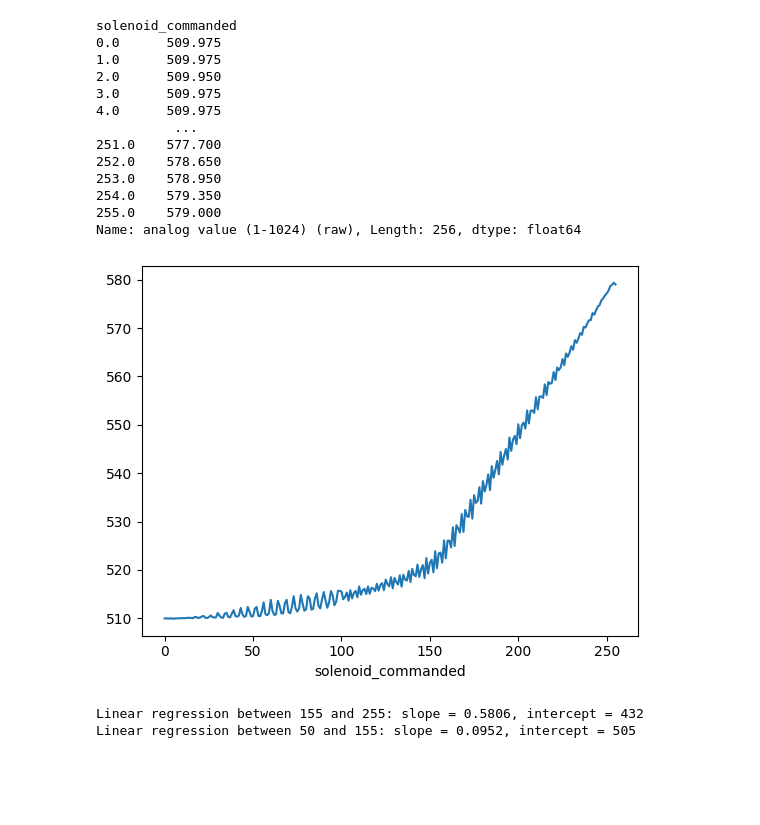
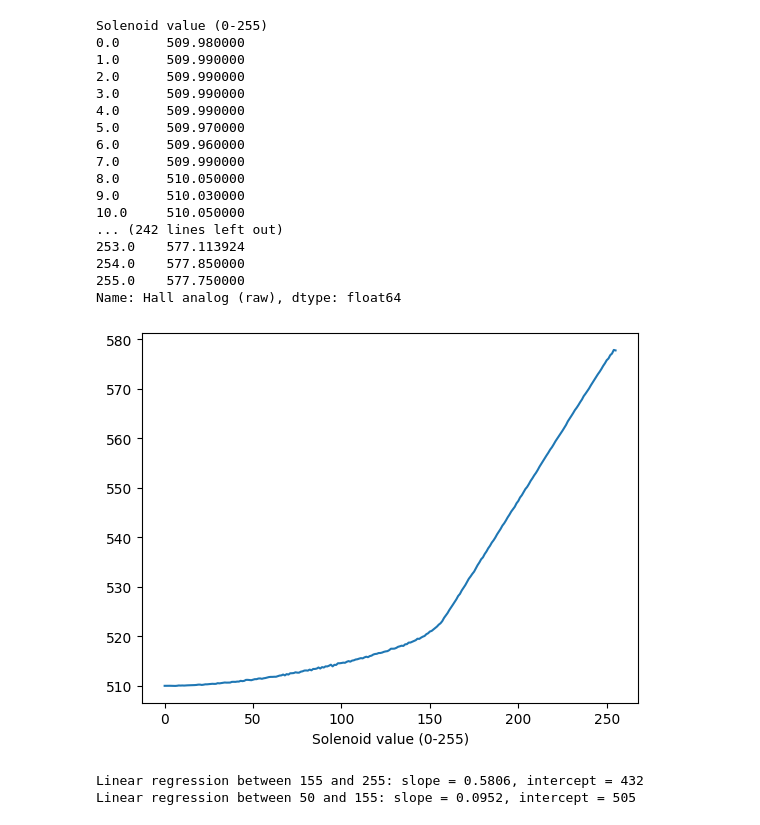
Before and after one commit to JohnnyMaBoi/Magnetic-Levitation, a Jupyter notebook: sensor_data_analysis/sensor_vs_input_function.ipynb, the cells around one changed output. Drawn from its saved outputs; the diff is of its cells as text; code cells hidden in the pictures; blank space fills up the shorter version.

```diff
--- a/sensor_data_analysis/sensor_vs_input_function.ipynb
+++ b/sensor_data_analysis/sensor_vs_input_function.ipynb
@@ -10,54 +10,58 @@ from pint import UnitRegistry
 units = UnitRegistry(system = "mks")
 units.default_format = "~P.2e"
 # %%
-sensor_data = pd.read_csv("pin_5_6_solenoid_correction.csv")
+sensor_data = pd.read_csv("step_ramp_1sSteps.csv")
 # sensor_data = sensor_data.truncate(before=400, after=5550)
 sensor_data.drop(sensor_data.columns[3], axis=1, inplace=True)
 
 # Drop rows with NaN values in "solenoid_commanded" column
-df_short_solenoid = sensor_data['solenoid_commanded'].dropna()
+df_short_solenoid = sensor_data['Solenoid value (0-255)'].dropna()
 # Drop rows with NaN values in "analog value (1-1024) (raw)" column
-df_short_analog = sensor_data['analog value (1-1024) (raw)'].dropna()
+df_short_analog = sensor_data['Hall analog (raw)'].dropna()
 df_short_analog.index = df_short_solenoid.index
 # Merge the shortened DataFrames based on the index
 df_shortened = pd.concat([df_short_solenoid, df_short_analog],axis=1)
 
 # Group by "solenoid_commanded" and calculate the average of "analog value (1-1024) (raw)"
-average_values = df_shortened.groupby('solenoid_commanded')['analog value (1-1024) (raw)'].mean()
+average_values = df_shortened.groupby('Solenoid value (0-255)')['Hall analog (raw)'].mean()
 average_values.plot()
 # sensor_data.drop(sensor_data.columns[0], axis=1, inplace=True)
 
 # if interpolating
 # sensor_data = sensor_data.interpolate()
 
 # if droppi"analog value (1-1024) (raw)"ng na values and collapsing
 # sensor_data["analog value (1-1024) (raw)"] = sensor_data["analog value (1-1024) (raw)"][sensor_data["analog value (1-1024) (raw)"].notna()]
 # sensor_data["solenoid_commanded"] = sensor_data["solenoid_commanded"][sensor_data["solenoid_commanded"].notna()]
 
 # mean_window = 50
 # sensor_data["analog average"] = sensor_data["analog value (1-1024) (raw)"].rolling(mean_window).mean().shift(-mean_window//2)
 # sensor_data.dropna(inplace = True)
 
 # sensor_data.plot()
 # sensor_data.plot(x="solenoid_commanded", y="analog value (1-1024) (raw)")
 # sensor_data.plot(x="solenoid_commanded", y="analog average")
-
+pd.options.display.max_rows = 4000
 print(average_values)
 # %% [output]
-solenoid_commanded
-0.0      509.975
-1.0      509.975
-2.0      509.950
-3.0      509.975
-4.0      509.975
-          ...
-251.0    577.700
-252.0    578.650
-253.0    578.950
-254.0    579.350
-255.0    579.000
-Name: analog value (1-1024) (raw), Length: 256, dtype: float64
+Solenoid value (0-255)
+0.0      509.980000
+1.0      509.990000
+2.0      509.990000
+3.0      509.990000
+4.0      509.990000
+5.0      509.970000
+6.0      509.960000
+7.0      509.990000
+8.0      510.050000
+9.0      510.030000
+10.0     510.050000
+... (242 lines left out)
+253.0    577.113924
+254.0    577.850000
+255.0    577.750000
+Name: Hall analog (raw), dtype: float64
-[figure, old version]
+[figure, new version]
 # %%
 class LinearRegressionRegion():
     def __init__(self, start, end):
```
Also changed, not shown: 3 other files.
